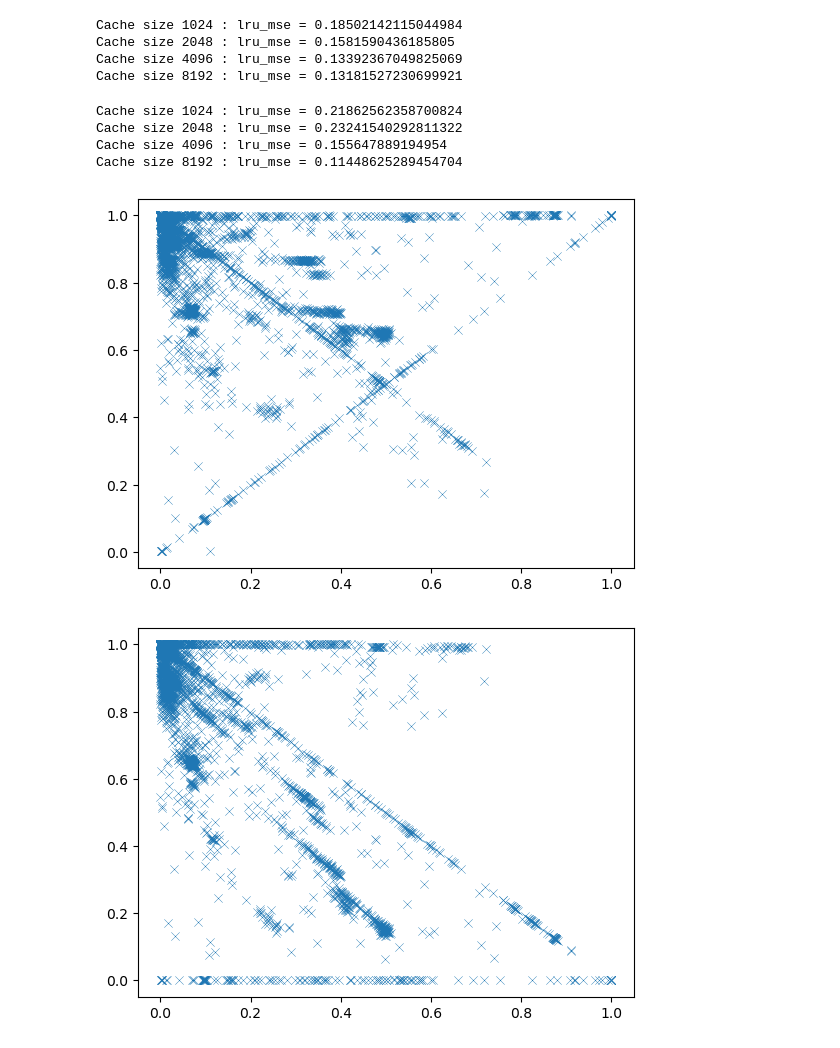
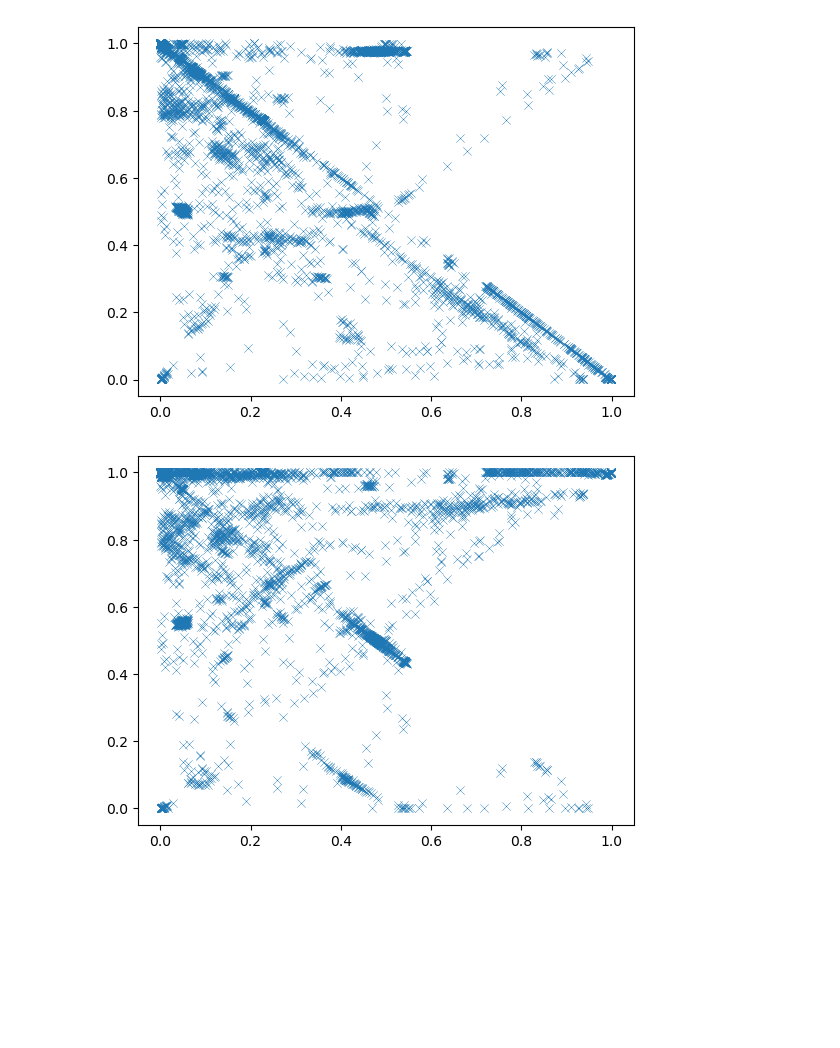
Before and after one commit to MarkRamosS/CacheEstimator, a Jupyter notebook: statCache.ipynb, the cells around one changed output. Saved outputs shown, nothing was run; the diff lists cells and outputs as text; code cells hidden in the pictures; blank space fills up the shorter version.

Commit message:
ipynb output

```diff
--- a/statCache.ipynb
+++ b/statCache.ipynb
@@ -14,8 +14,9 @@ import json
 #    x['id'] = x['id'].apply(lambda x: file[:-4] + "_" + str(x))
 #    sc_out = pd.concat([x, sc_out], ignore_index=True)
 #sc_out = sc_out.sort_values("id", ascending=True, ignore_index=True).fillna(0)
-sc_out = pd.read_csv('../ce_data/output_512/statcache_512_olr.csv')
-for i in ['32','64','128','256','512','1024','2048','4096','8192']:
+sc_out = pd.read_csv('../ce_data/output_512/statcache_512_lb.csv')
+for i in ['1024','2048','4096','8192']:
     sc_out['lru_'+i] = sc_out['lru_'+i]/sc_out['total_accesses']
+sc_out['lru_512'] = sc_out['lru_512']/sc_out['total_accesses_512']
 print(sc_out)
 # %% [output]
@@ -167,29 +172,12 @@ for i in sc_out["id"]:
             break
         ctr+=1
     d[i[:-ctr]] = 1
-# %%
-for i in ['1024','2048','4096','8192']:
-    c_acc_lru = mean_squared_error([0.5]*len(cache_misses), cache_misses[i])
-    print(f'Cache size {i}\t: lru_mse = {c_acc_lru}')
-# %% [output]
-Cache size 1024 : lru_mse = 0.18502142115044984
-Cache size 2048 : lru_mse = 0.1581590436185805
-Cache size 4096 : lru_mse = 0.13392367049825069
-Cache size 8192 : lru_mse = 0.13181527230699921
-# %%
-for i in ['1024','2048','4096','8192']:
-    c_acc_lru = mean_squared_error(bdf[bdf['sc_'+i] < 0.6]['sc_'+i], bdf[bdf['sc_'+i] < 0.6]['cm_'+i])
-    print(f'Cache size {i}\t: lru_mse = {c_acc_lru}')
-# %% [output]
-Cache size 1024 : lru_mse = 0.21862562358700824
-Cache size 2048 : lru_mse = 0.23241540292811322
-Cache size 4096 : lru_mse = 0.155647889194954
-Cache size 8192 : lru_mse = 0.11448625289454704
 # %%
-plt.scatter(bdf['diffs_1024'], bdf['cm_1024'], marker='x', linewidths = 0.3)
+c = '4096'
+plt.scatter(bdf['diffs_'+c], bdf['cm_'+c], marker='x', linewidths = 0.3)
 plt.show()
-plt.scatter(bdf['diffs_1024'], bdf['sc_1024'], marker='x', linewidths = 0.3)
+plt.scatter(bdf['diffs_'+c], bdf['sc_'+c], marker='x', linewidths = 0.3)
 plt.show()
 # %% [output]
-[figure, old version]
+[figure, new version]
-[figure, old version]
+[figure, new version]
```
Also changed, not shown: parts of 11 cells of this notebook.
